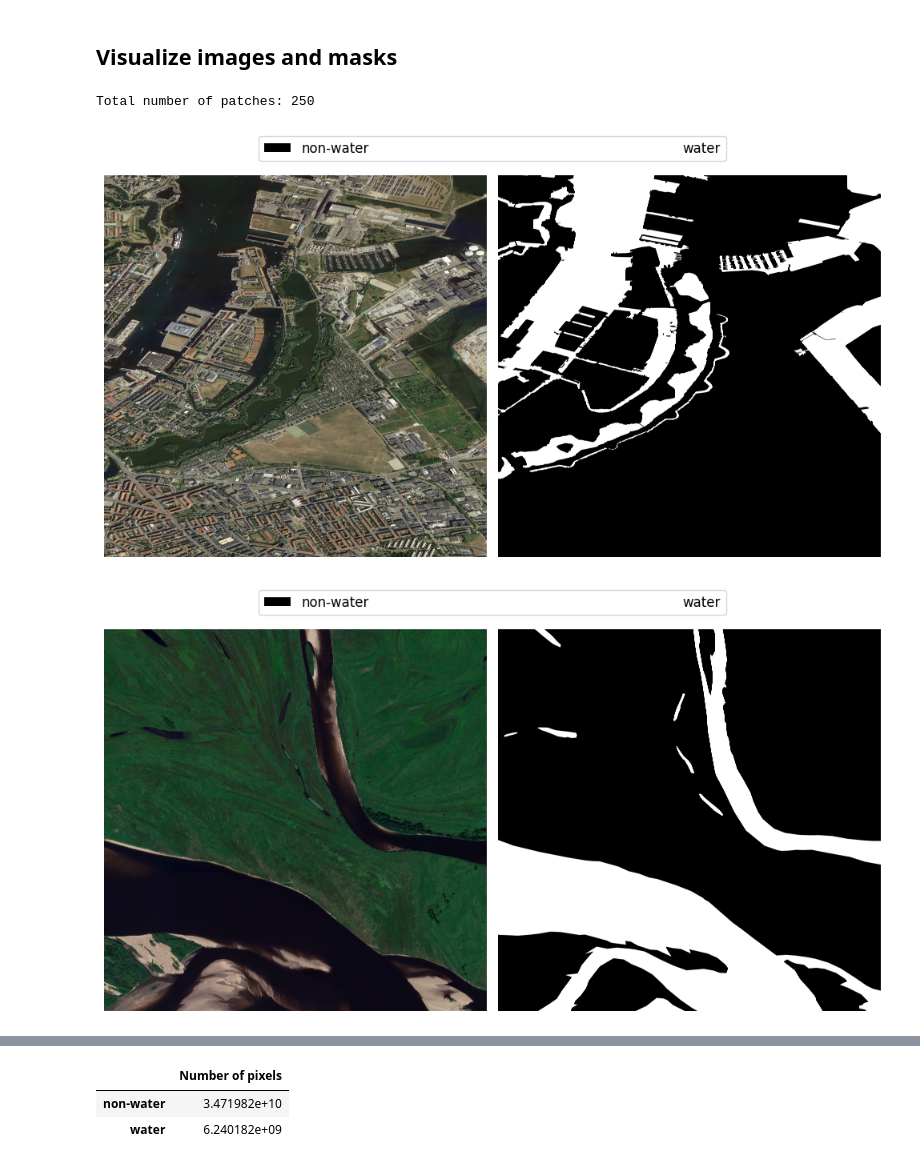
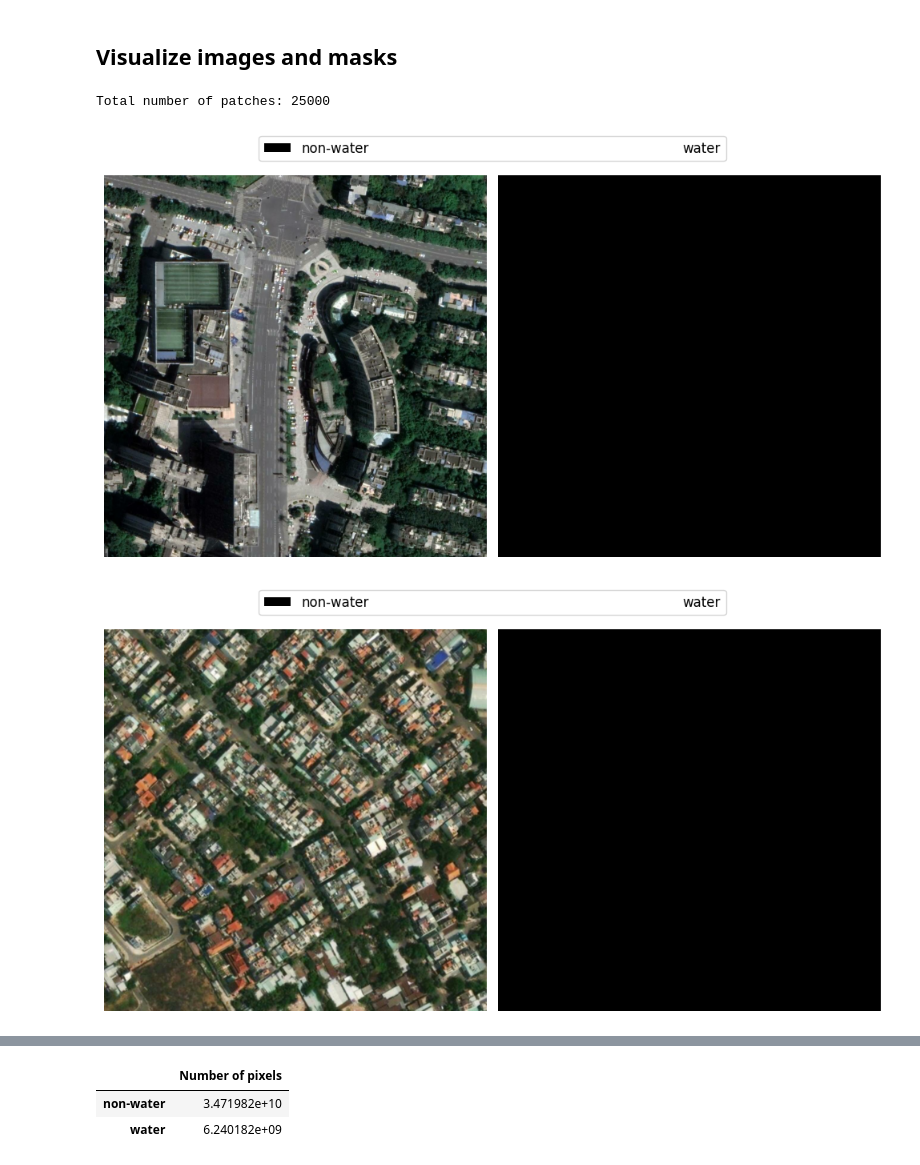
Before and after one commit to biasvariancelabs/FAIR-EO, a Jupyter notebook: examples/semantic_segmentation_example_glh_water.ipynb, the cells around one changed output, grey strips where cells are left out. Cells and saved outputs as stored; diff of their text form; code cells hidden in the pictures.

Commit message:
New dataloadders and notebooks for semantic segmentation datasets
New dataloadders and notebooks for semantic segmentation datasets

```diff
--- a/examples/semantic_segmentation_example_glh_water.ipynb
+++ b/examples/semantic_segmentation_example_glh_water.ipynb
@@ -12,14 +14,14 @@ from aitlas.transforms import ResizeToTensor
 # %%
 dataset_config = {
     "data_dir": "/home/dragik/data/FAIR_EO/GLH_Water"
 }
 dataset = GLHWaterDataset(dataset_config)
 
 print(f"Total number of patches: {len(dataset)}")
 dataset.show_image(1);
-dataset.show_image(50);
+dataset.show_image(500);
 dataset.show_image(100);
 # %% [output]
-Total number of patches: 250
+Total number of patches: 25000
-[figure, old version]
+[figure, new version]
-[figure, old version]
+[figure, new version]
```
Also changed, not shown: parts of 6 cells of this notebook, 14 other files.
